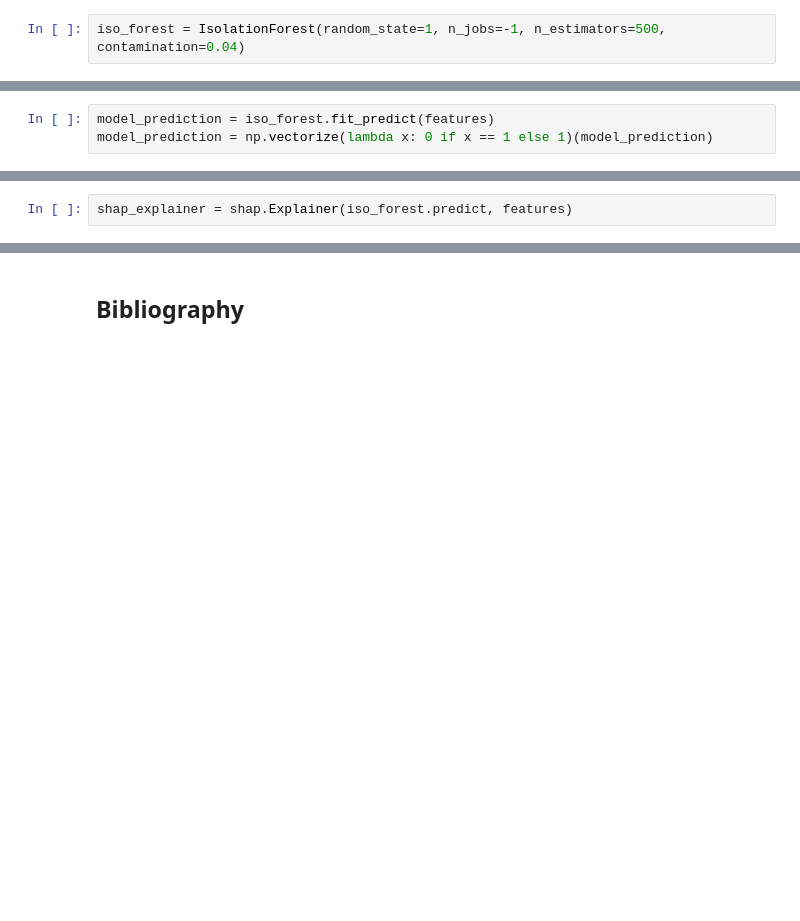
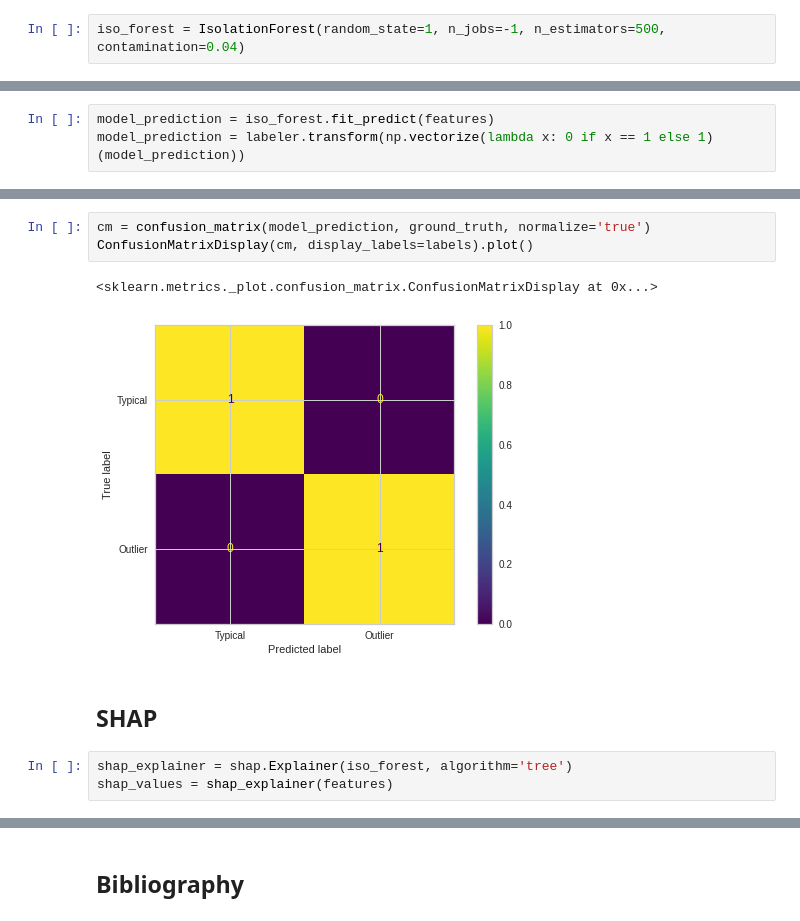
Before and after one commit to lstmemery/outlier-detection, a Jupyter notebook: prez.ipynb, the cells around one changed output, grey strips where cells are left out. Saved outputs shown, nothing was run; the diff lists cells and outputs as text; blank space fills up the shorter version.

```diff
--- a/prez.ipynb
+++ b/prez.ipynb
@@ -48,3 +37,3 @@ array([[1.],
 # %%
 model_prediction = iso_forest.fit_predict(features)
-model_prediction = np.vectorize(lambda x: 0 if x == 1 else 1)(model_prediction)
+model_prediction = labeler.transform(np.vectorize(lambda x: 0 if x == 1 else 1)(model_prediction))
@@ -56,3 +40,12 @@ array([[142,   0],
+# %%
+cm = confusion_matrix(model_prediction, ground_truth, normalize='true')
+ConfusionMatrixDisplay(cm, display_labels=labels).plot()
+# %% [output]
+<sklearn.metrics._plot.confusion_matrix.ConfusionMatrixDisplay at 0x...>
+[figure, added]
+# %% [markdown]
+## SHAP
 # %%
-shap_explainer = shap.Explainer(iso_forest.predict, features)
+shap_explainer = shap.Explainer(iso_forest, algorithm='tree')
+shap_values = shap_explainer(features)
 # %%
```
Also changed, not shown: parts of 9 cells of this notebook.
